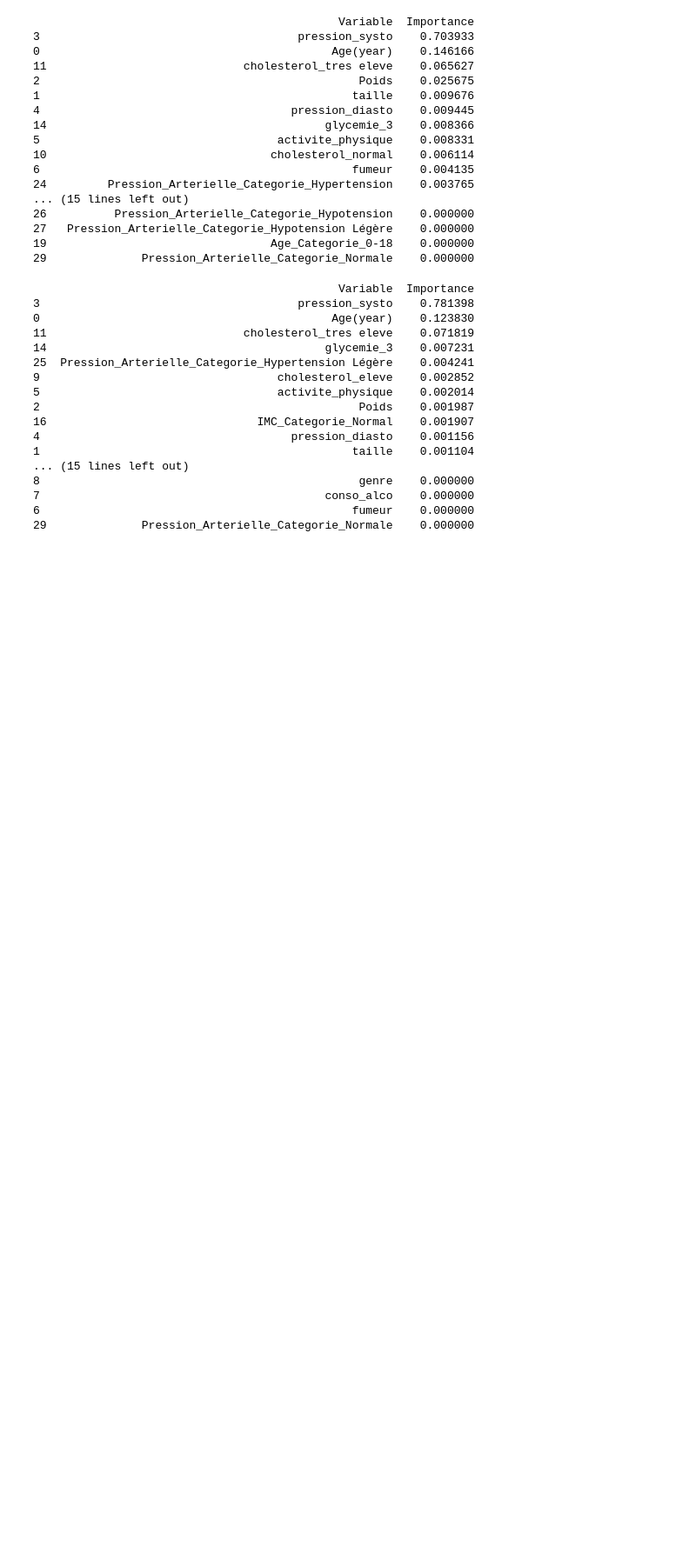
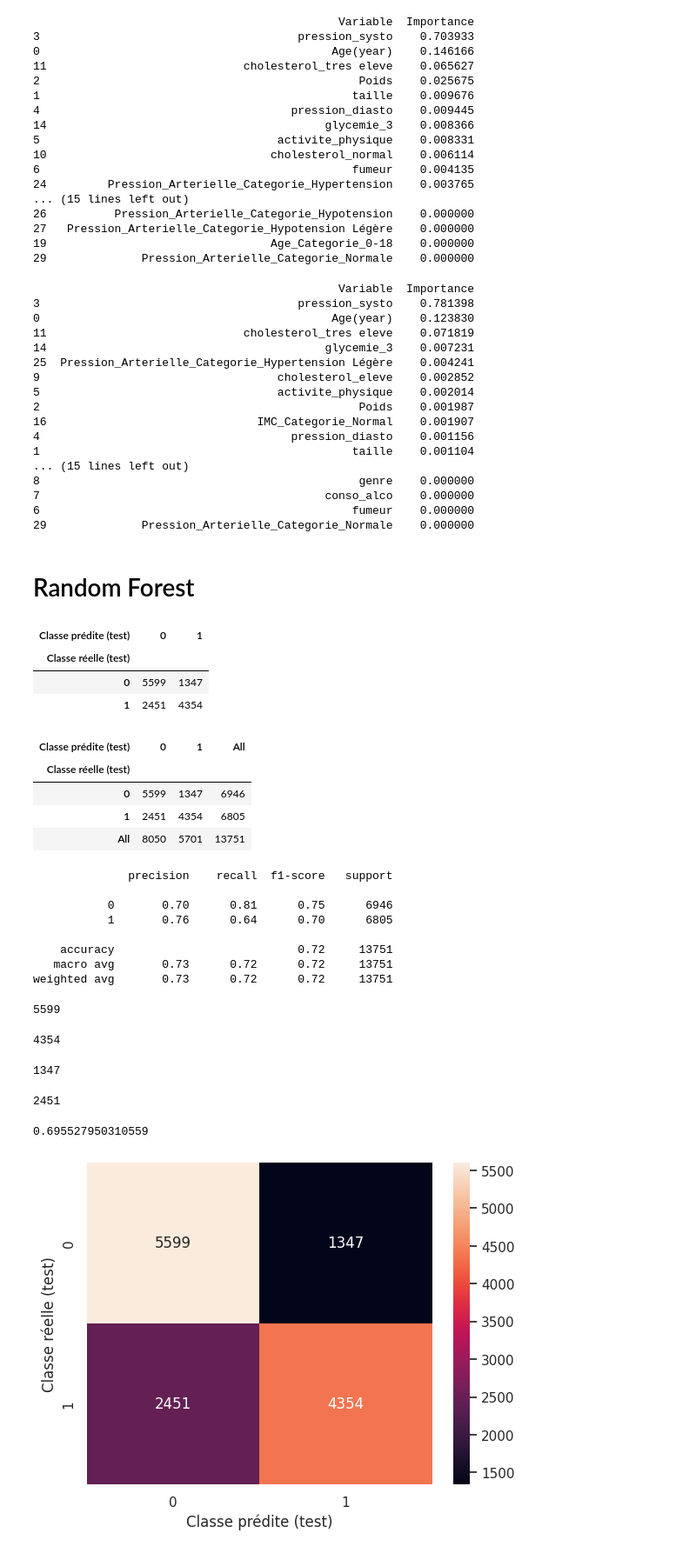
Before and after one commit to alaincrenner/heart_attack, a Jupyter notebook: MaladieCardiaque_SVM.ipynb, the cells around one changed output. Shown at 87% size. Saved outputs shown, nothing was run; the diff lists cells and outputs as text; code cells hidden in the pictures; blank space fills up the shorter version.

Commit message:
add random forest at the end of notebook

```diff
--- a/MaladieCardiaque_SVM.ipynb
+++ b/MaladieCardiaque_SVM.ipynb
@@ -942,3 +943,56 @@ print(feature_importance_df)
 7                                          conso_alco    0.000000
 6                                              fumeur    0.000000
 29              Pression_Arterielle_Categorie_Normale    0.000000
+# %% [markdown]
+# Random Forest
+# %%
+model_forest = RandomForestClassifier(n_estimators=50, max_depth=5, random_state=311, n_jobs=-1, verbose=0)
+model_forest.fit(x_train, y_train)
+
+y_pred_forest = model_forest.predict(x_test)
+cm_forest = pd.crosstab(y_test, y_pred_forest, rownames=['Classe réelle (test)'], colnames=['Classe prédite (test)'], margins=True)
+cm_forest_graph = pd.crosstab(y_test, y_pred_forest, rownames=['Classe réelle (test)'], colnames=['Classe prédite (test)'], margins=False)
+sns.heatmap(cm_forest_graph, annot=True, fmt='.4g')
+display(cm_forest_graph)
+display(cm_forest)
+class_names = list(map(str, model_forest.classes_))
+report_forest = classification_report(y_true=y_test, y_pred=y_pred_forest)
+print(report_forest)
+
+TN =cm_forest[0][0]
+FP = cm_forest[0][1]
+FN =cm_forest[1][0]
+TP = cm_forest[1][1]
+
+display(TN)
+display(TP)
+display(FN)
+display(FP)
+
+score = TN/(TN+FP)
+
+display(score)
+# %% [output]
+| Classe prédite (test) | 0 | 1 |
+| Classe réelle (test) |  |  |
+| 0 | 5599 | 1347 |
+| 1 | 2451 | 4354 |
+| Classe prédite (test) | 0 | 1 | All |
+| Classe réelle (test) |  |  |  |
+| 0 | 5599 | 1347 | 6946 |
+| 1 | 2451 | 4354 | 6805 |
+| All | 8050 | 5701 | 13751 |
+              precision    recall  f1-score   support
+
+           0       0.70      0.81      0.75      6946
+           1       0.76      0.64      0.70      6805
+
+    accuracy                           0.72     13751
+   macro avg       0.73      0.72      0.72     13751
+weighted avg       0.73      0.72      0.72     13751
+5599
+4354
+1347
+2451
+0.695527950310559
+[figure, added]
```
Also changed, not shown: parts of 7 cells of this notebook.
